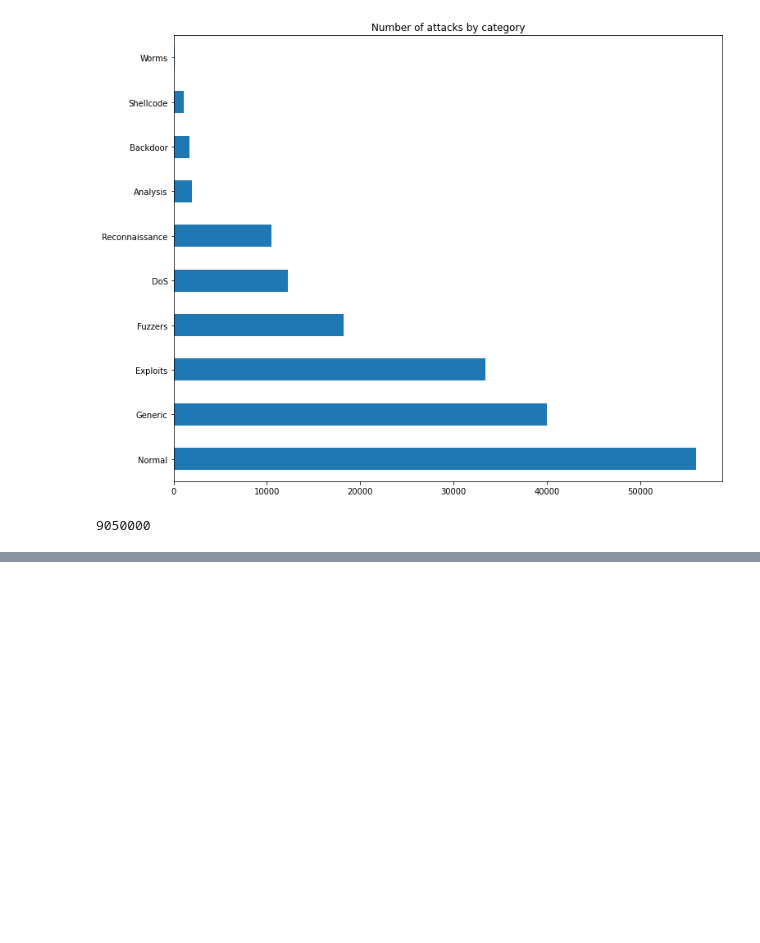
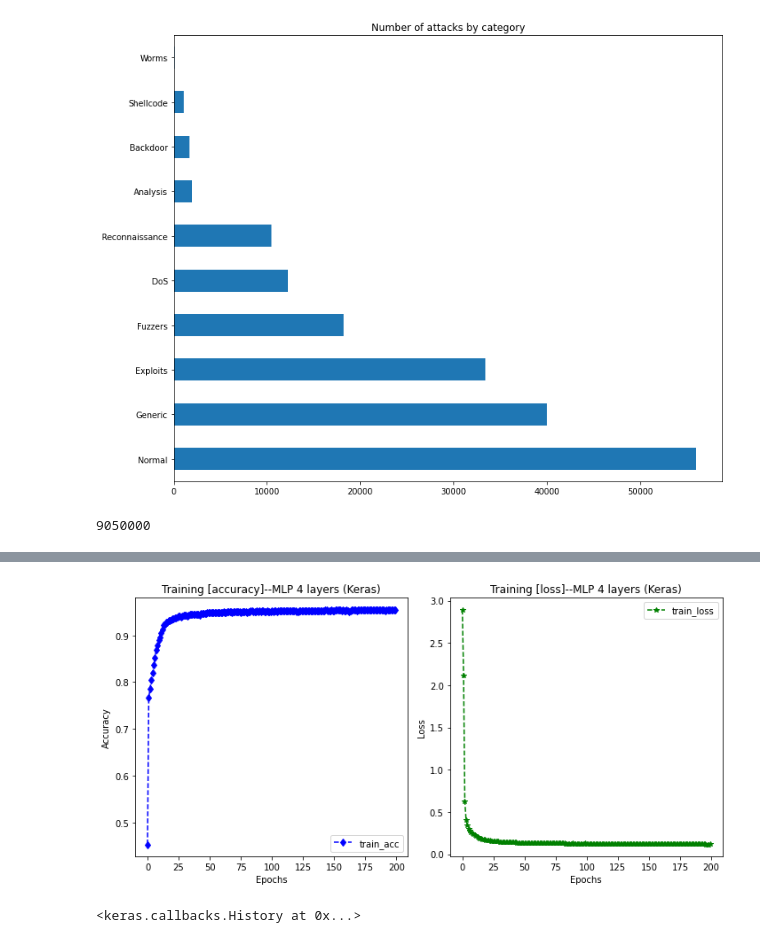
Before and after one commit to cwperks/EAI6980, a Jupyter notebook: Final Project.ipynb, the cells around one changed output, grey strips where cells are left out. Saved outputs shown, nothing was run; the diff lists cells and outputs as text; code cells hidden in the pictures; blank space fills up the shorter version.

```diff
--- a/Final Project.ipynb
+++ b/Final Project.ipynb
@@ -1086,0 +1119,28 @@ model_performance.style.background_gradient(cmap='coolwarm').format({'Accuracy':
+# %%
+
+import matplotlib.pyplot as plt
+
+def plot_training_vs_validation(history,model):
+    fig, ax = plt.subplots(1,2,figsize=(10,5))
+    ax[0].plot(history.history['accuracy'],'bd--', label = "train_acc")
+#     ax[0].plot(history.history['val_accuracy'],'rd--', label = "val_acc")
+    ax[1].plot(history.history['loss'],'g*--', label = "train_loss")
+#     ax[1].plot(history.history['val_loss'],'c*--', label = "val_loss")
+    ax[0].set_title('Training [accuracy]--'+model)
+    ax[1].set_title('Training [loss]--'+model)
+    ax[0].legend()
+    ax[1].legend()
+    ax[0].set_xlabel('Epochs')
+    ax[1].set_xlabel('Epochs')
+    ax[0].set_ylabel('Accuracy')
+    ax[1].set_ylabel('Loss')
+    plt.tight_layout()
+    plt.show()
+# %%
+plot_training_vs_validation(history, "MLP 4 layers (Keras)")
+# %% [output]
+[figure, added]
+# %%
+history
+# %% [output]
+<keras.callbacks.History at 0x...>
```
Also changed, not shown: parts of 53 cells of this notebook, 3 other files.
